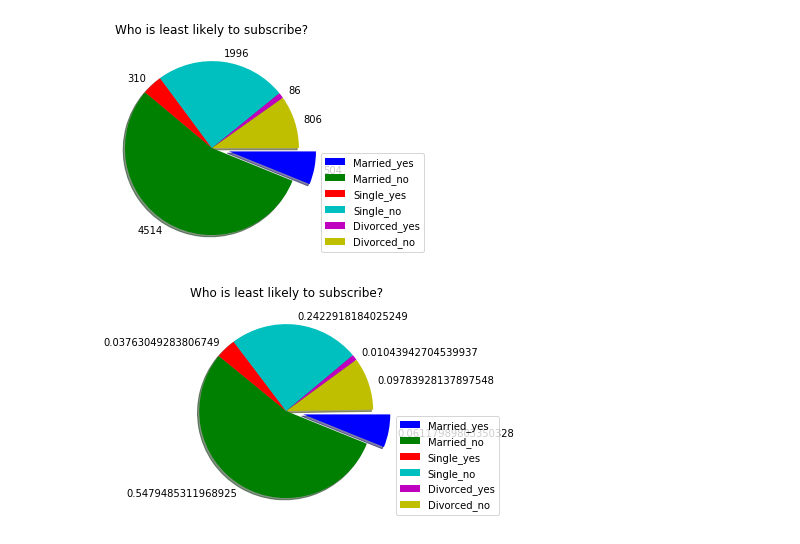
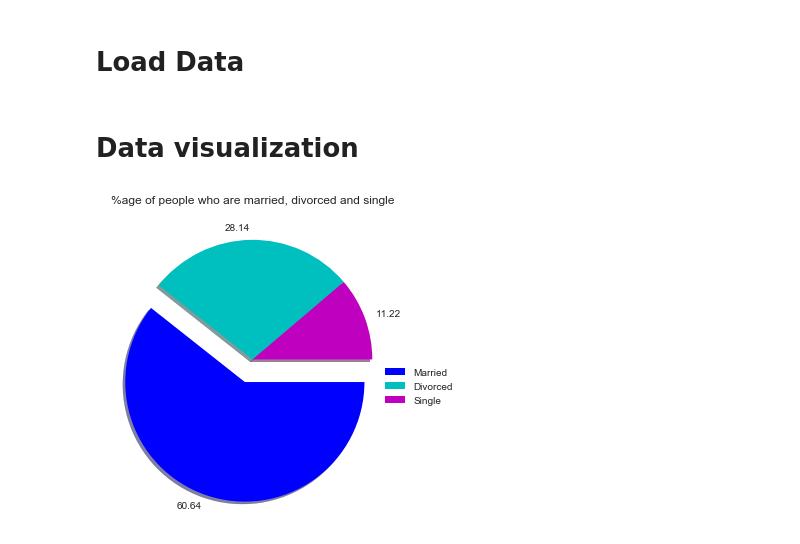
Before and after one commit to sepehrfrgh/ece143_direct_marketing, a Jupyter notebook: q4.ipynb, the cells around one changed output. Cells and saved outputs as stored; diff of their text form; code cells hidden in the pictures.

```diff
--- a/q4.ipynb
+++ b/q4.ipynb
@@ -83,22 +3,38 @@ Name: y, dtype: int64
+# %%
+import seaborn as sns
+import matplotlib.pyplot as plt
+
+import marital_status_analysis as ma
+plt.style.use([{
+    "figure.figsize":(12,9),
+    "xtick.labelsize": "large",
+    "ytick.labelsize": "large",
+    "legend.fontsize": "x-large",
+    "axes.labelsize": "x-large",
+    "axes.titlesize": "xx-large",
+    "axes.spines.top": False,
+    "axes.spines.right": False,
+    # "ytick.major.right":False,
+    # "xtick.major.top":False
+},'seaborn'])
+# %% [markdown]
+# Load Data
+# %%
+
+csv_path = r'./dataset/bank-additional-full.csv'
+ma_analysis = ma.maritalStatus(csv_path)
+# %% [markdown]
+# Data visualization
+# %%
+marital_status_count = ma_analysis.get_count('marital')
+percents = ma_analysis.percentage_of_population('marital')
 # %%
-values = [m[1],m[0],s[1],s[0],d[1],d[0] ]
-colors = ['b', 'g', 'r', 'c', 'm', 'y']
-labels = ['Married_yes', 'Married_no', 'Single_yes', 'Single_no', 'Divorced_yes', 'Divorced_no']
-explode = (0.2, 0, 0, 0, 0, 0)
-plt.pie(values, colors=colors, labels= values,explode=explode,counterclock=False, shadow=True)
-plt.title('Who is least likely to subscribe?')
-plt.legend(labels,loc='best', bbox_to_anchor=(1.5, 0.5, 0, 0))
-plt.show()
+colors = ['b', 'c', 'm']
+labels = ['Married', 'Divorced', 'Single']
+explode = (0.2, 0, 0)
+plt.pie(percents, colors=colors, labels= percents,explode=explode,counterclock=False, shadow=True)
+plt.title('%age of people who are married, divorced and single')
+plt.legend(labels,loc='best', bbox_to_anchor=(1.2, 0.5, 0, 0))
+plt.savefig('/Users/harshita/Desktop/ece143/ece143_direct_marketing/marital_status_population.png', dpi=200, format='png', pad_inches=0, bbox_inches=0)
 # %% [output]
-[figure, old version]
+[figure, new version]
-# %%
-values = [m[1]/number_of_people,m[0]/number_of_people,s[1]/number_of_people,s[0],d[1],d[0]]
-colors = ['b', 'g', 'r', 'c', 'm', 'y']
-labels = ['Married_yes', 'Married_no', 'Single_yes', 'Single_no', 'Divorced_yes', 'Divorced_no']
-explode = (0.2, 0, 0, 0, 0, 0)
-plt.pie(values, colors=colors, labels= values,explode=explode,counterclock=False, shadow=True)
-plt.title('Who is least likely to subscribe?')
-plt.legend(labels,loc='best', bbox_to_anchor=(1.5, 0.5, 0, 0))
-plt.show()
-# %% [output]
-[figure, removed]
```
Also changed, not shown: parts of 11 cells of this notebook, 2 other files.
